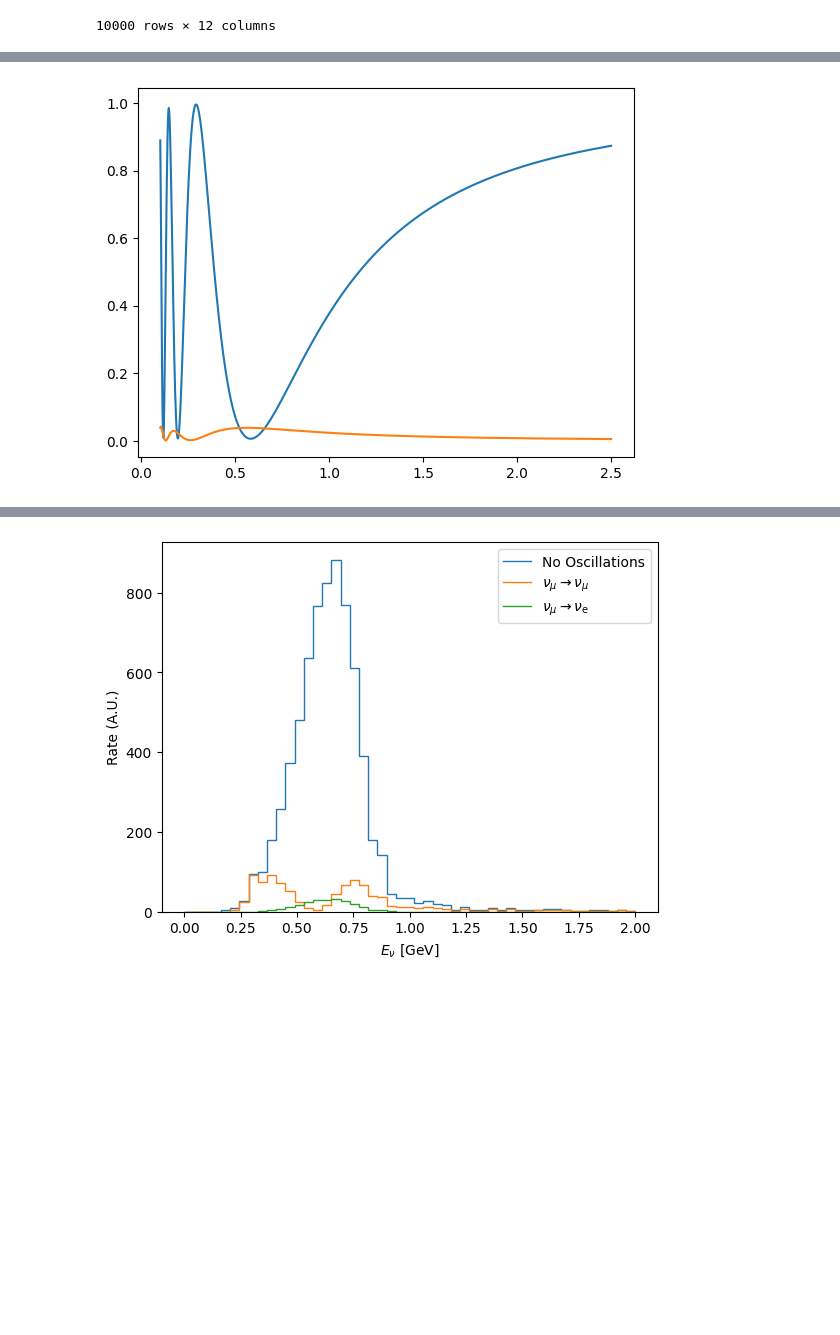
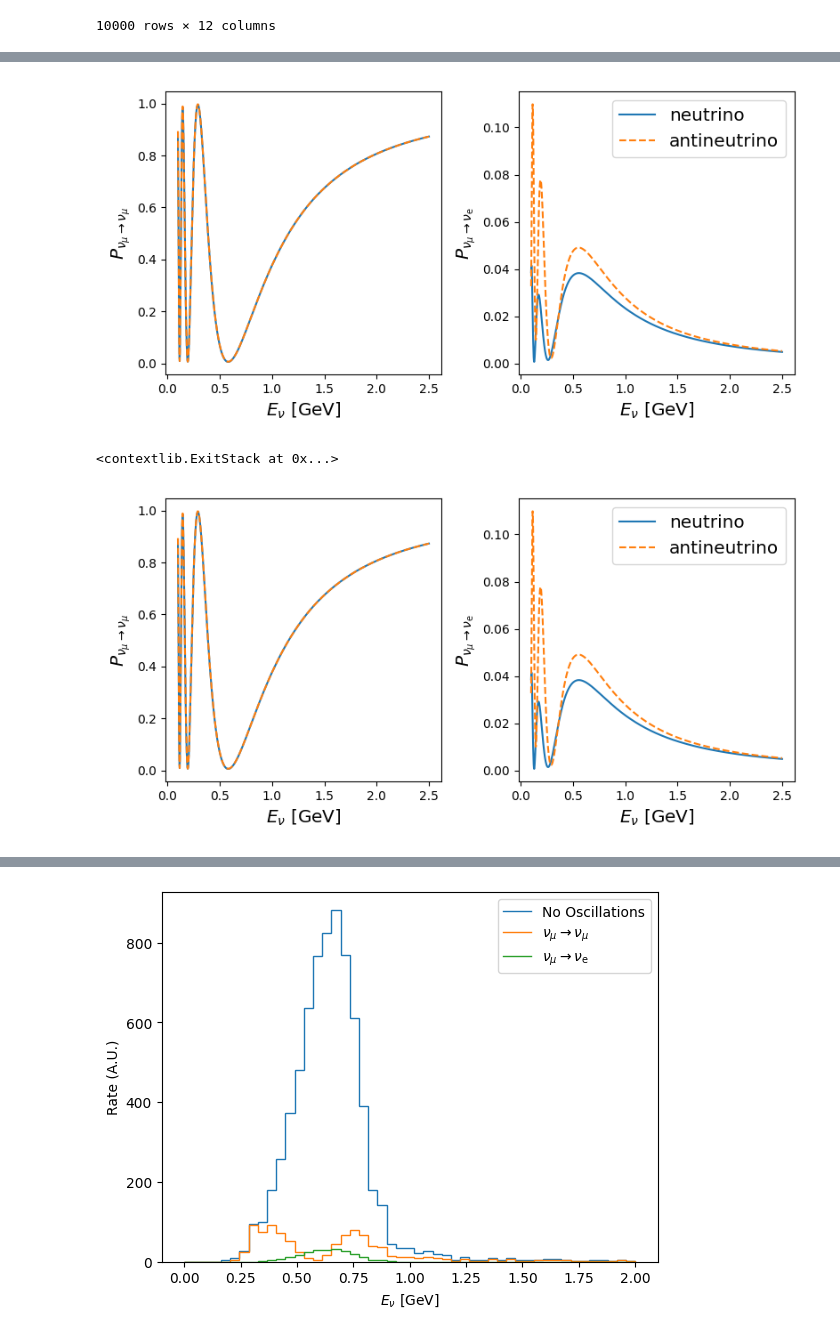
Before and after one commit to luketpickering/NuOscWE, a Jupyter notebook: Analysis.ipynb, the cells around one changed output, grey strips where cells are left out. Cells and saved outputs as stored; diff of their text form; code cells hidden in the pictures; blank space fills up the shorter version.

```diff
--- a/Analysis.ipynb
+++ b/Analysis.ipynb
@@ -36,21 +38,39 @@ plt.show()
 # %%
 from proj_utils import Probability_Matter_LBL
+import matplotlib.pyplot as plt
+import numpy as np
 
 osc_params = {
   "experimental_baseline_km": 295,
   "s12sq": 0.31,
   "s13sq": 0.02,
   "s23sq": 0.55,
   "delta": 0.7 * np.pi,
   "Dmsq21": 7.5e-5,
   "Dmsq31": 2.5e-3
 }
 
 E = np.linspace(0.1,2.5,1000)
-probs = Probability_Matter_LBL(E, osc_params, osc_channels=["numu_survival", "nue_appearance"])
+numu_surv_prob, antinumu_surv_prob, nue_app_prob, antinue_app_prob = \
+    Probability_Matter_LBL(E, osc_params,
+                           osc_channels=["numu_survival", "antinumu_survival", "nue_appearance", "antinue_appearance"])
 
-plt.plot(E, probs[0])
-plt.plot(E, probs[1])
-plt.show()
+fig, (axl,axr) = plt.subplots(1,2, figsize=(8, 4))
+numu_surv_prob_l, = axl.plot(E, numu_surv_prob)
+antinumu_surv_prob_l, = axl.plot(E, antinumu_surv_prob, ls="dashed")
+axl.set_xlabel(r"$E_{\nu}$ [GeV]", size="x-large")
+axl.set_ylabel(r"$P_{\nu_\mu \rightarrow \nu_\mu}$", size="x-large")
+
+nue_surv_prob_l, = axr.plot(E, nue_app_prob, label=r"neutrino")
+antinue_surv_prob_l, = axr.plot(E, antinue_app_prob, ls="dashed", label=r"antineutrino")
+axr.set_xlabel(r"$E_{\nu}$ [GeV]", size="x-large")
+axr.set_ylabel(r"$P_{\nu_\mu \rightarrow \nu_\mathrm{e}}$", size="x-large")
+
+axr.legend(fontsize="x-large")
+fig.tight_layout()
+fig.show()
+plt.ioff()
 # %% [output]
-[figure, old version]
+[figure, new version]
+<contextlib.ExitStack at 0x...>
+[figure, added]
```
Also changed, not shown: parts of 7 cells of this notebook, 2 other files.
